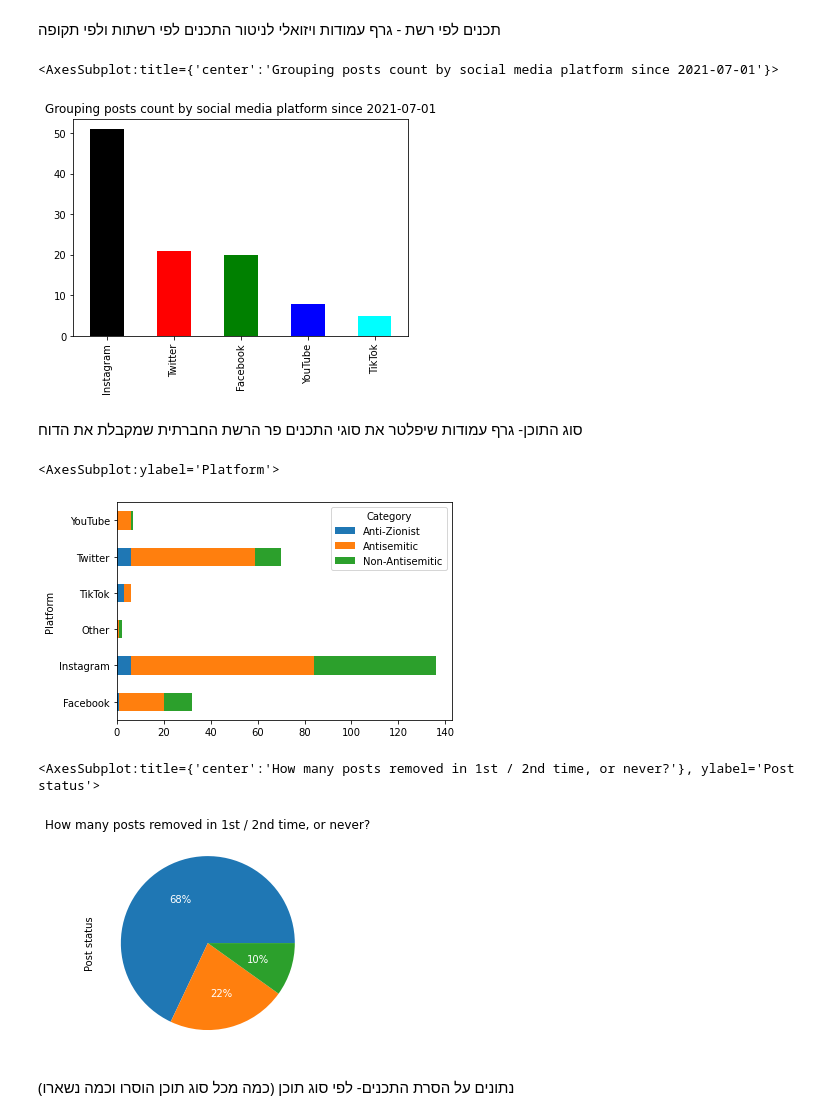
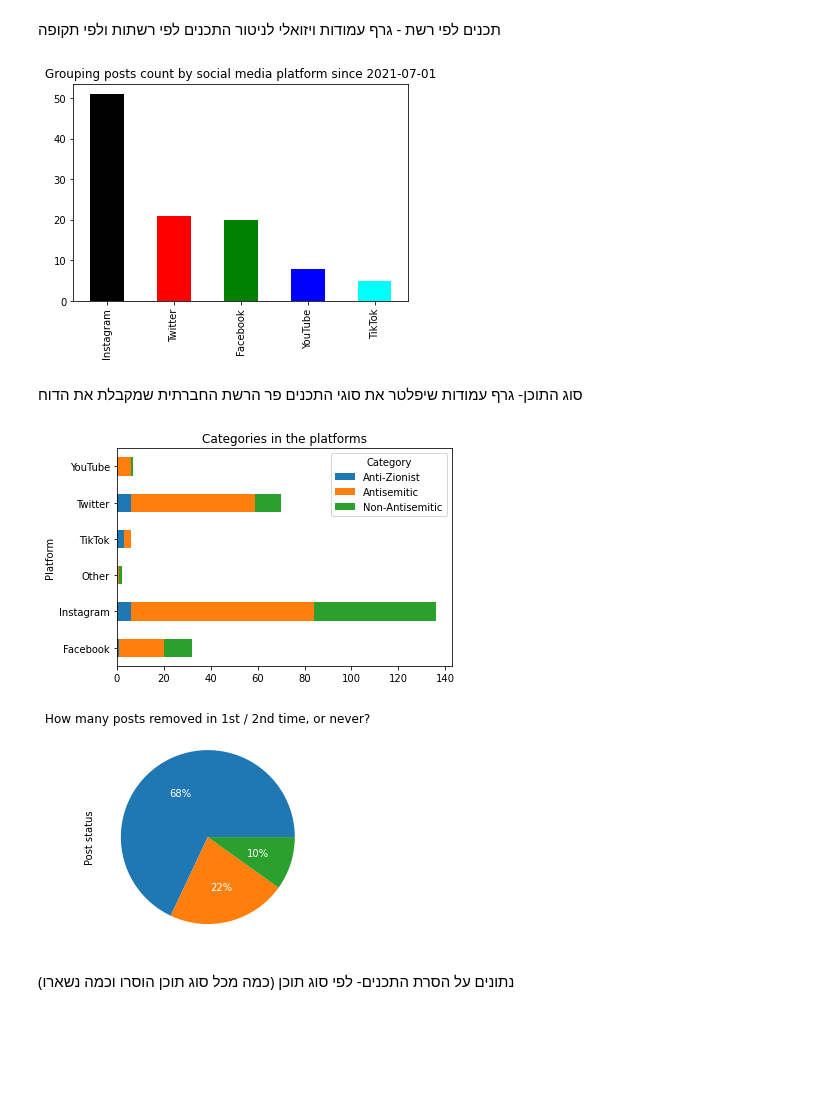
Before and after one commit to zackb124/Data-analysis-project-FOA, a Jupyter notebook: Inner organization report.ipynb, the cells around one changed output. Saved outputs shown, nothing was run; the diff lists cells and outputs as text; code cells hidden in the pictures; blank space fills up the shorter version.

```diff
--- a/Inner organization report.ipynb
+++ b/Inner organization report.ipynb
@@ -35,9 +37,13 @@ df['Time stamp'] = pd.to_datetime(df['Time stamp'], errors='coerce') #This funct
 user_input = "2021-07-01"
 the_user_target_date = df["Time stamp"]>user_input
 new_df = df[the_user_target_date]
-new_df["Platform"].value_counts().plot(kind="bar",color=['black', 'red', 'green', 'blue', 'cyan'],title = "Grouping posts count by social media platform since" + " " + user_input)
+posts_in_platforms = new_df["Platform"].value_counts().plot(kind="bar",color=['black', 'red', 'green', 'blue', 'cyan'],title = "Grouping posts count by social media platform since" + " " + user_input)
+
+plt.savefig("posts_in_platforms.png",dpi='figure',
+        bbox_inches= 'tight', pad_inches=0.1,
+        facecolor='auto', edgecolor='auto',
+        backend=None)
 # %% [output]
-<AxesSubplot:title={'center':'Grouping posts count by social media platform since 2021-07-01'}>
 [figure]
 # %%
 import matplotlib.pyplot as plt
@@ -53,10 +59,15 @@ df = df.loc[df['Category'] .isin(list)]
 # %%
 
 df_group_=df.groupby(['Category', 'Platform'])['Platform'].count().unstack('Category').fillna(0).astype(int)
-df_group_.plot(kind='barh', stacked=True,mark_right = True )
+categories_per_each_platform = df_group_.plot(kind='barh', stacked=True,mark_right = True ,title = "Categories in the platforms")
+
+
+plt.savefig("categories_per_each_platform.png",dpi='figure',
+        bbox_inches= 'tight', pad_inches=0.1,
+        facecolor='auto', edgecolor='auto',
+        backend=None)
 # %% [output]
-<AxesSubplot:ylabel='Platform'>
-[figure, old version]
+[figure, new version]
 # %%
 df["Removed 1"]=df["Removed 1"].astype("str")
 
@@ -84,9 +95,14 @@ category = df["Category"]
 
 general_removal_view = status.value_counts() #get general info about the removal process of platforms
 
-general_removal_view.plot(kind = "pie" , autopct='%1.0f%%', title = "How many posts removed in 1st / 2nd time, or never?", textprops={'color':"w"})
+general_removal_view_plot = general_removal_view.plot(kind = "pie" , autopct='%1.0f%%', title = "How many posts removed in 1st / 2nd time, or never?", textprops={'color':"w"})
+
+
+plt.savefig("general_removal_view_plot.png",dpi='figure',
+        bbox_inches= 'tight', pad_inches=0.1,
+        facecolor='auto', edgecolor='auto',
+        backend=None)
 # %% [output]
-<AxesSubplot:title={'center':'How many posts removed in 1st / 2nd time, or never?'}, ylabel='Post status'>
 [figure]
 # %%
 #Thus function renaming the removed columns for better understanding the data
```
Also changed, not shown: parts of 9 cells of this notebook, 17 other files.
